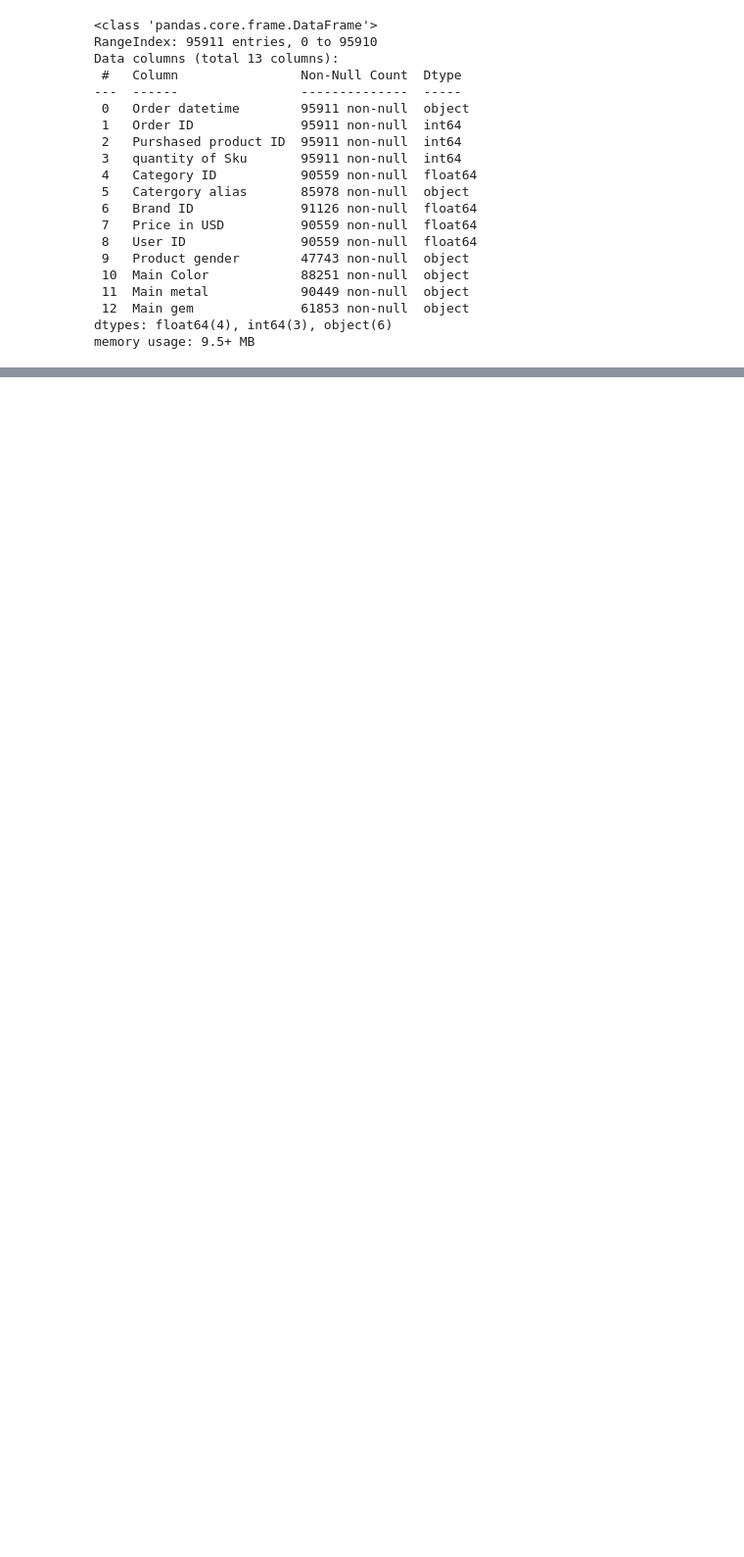
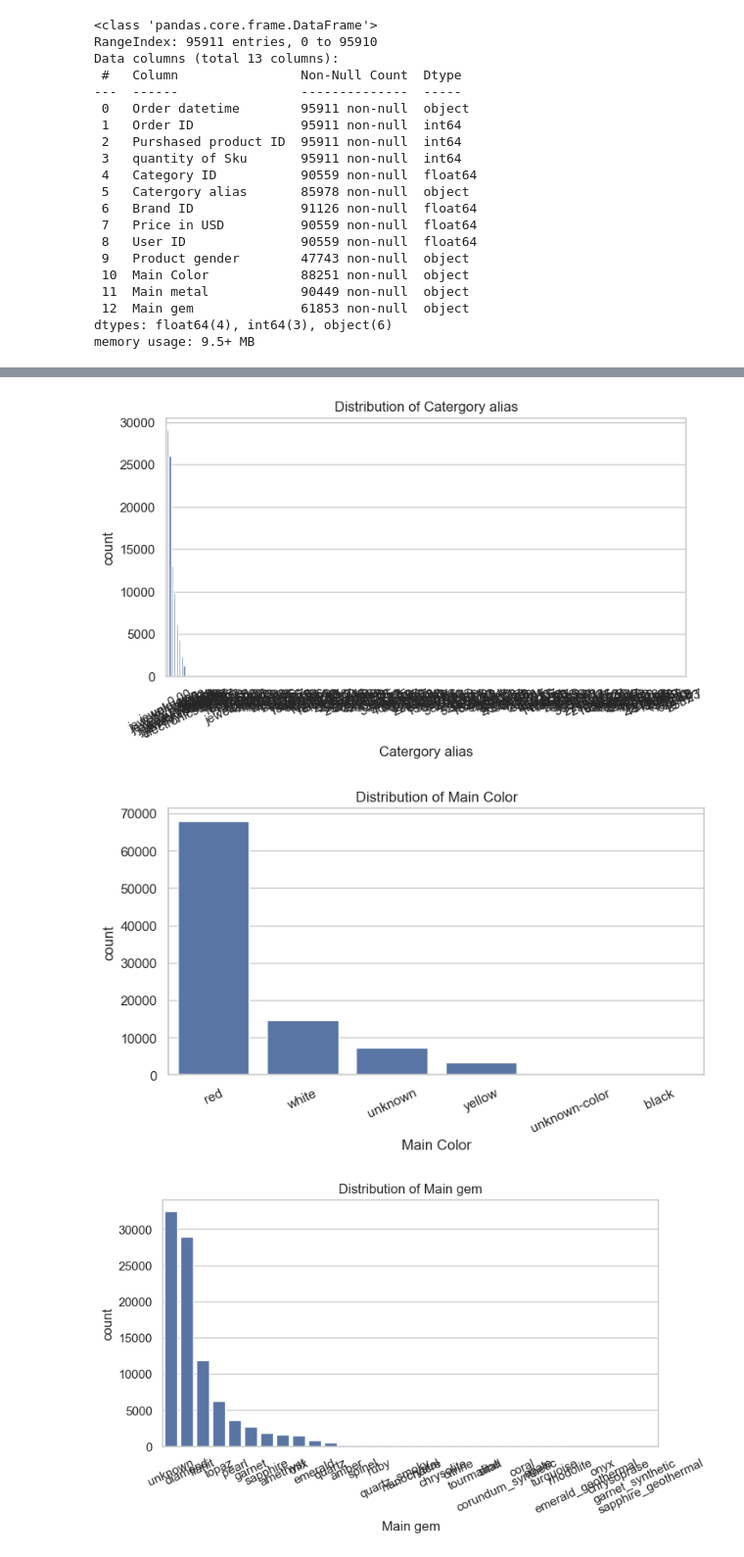
Before and after one commit to Deehoneydoyin/Amdari-Price-optimization, a Jupyter notebook: Notebook/JewelleryOptimization.ipynb, the cells around one changed output, grey strips where cells are left out. Shown at 98% size. Drawn from its saved outputs; the diff is of its cells as text; code cells hidden in the pictures; blank space fills up the shorter version.

```diff
--- a/Notebook/JewelleryOptimization.ipynb
+++ b/Notebook/JewelleryOptimization.ipynb
@@ -126,0 +284,11 @@ memory usage: 9.5+ MB
+# %%
+for col in ["Catergory alias", "Main Color", "Main gem", "Product gender"]:
+    plt.figure(figsize=(8, 4))
+    sns.countplot(x=col, data=df, order=df[col].value_counts().index)
+    plt.title(f"Distribution of {col}")
+    plt.xticks(rotation=25)
+    plt.show()
+# %% [output]
+[figure, added]
+[figure, added]
+[figure, added]
```
Also changed, not shown: parts of 29 cells of this notebook.
